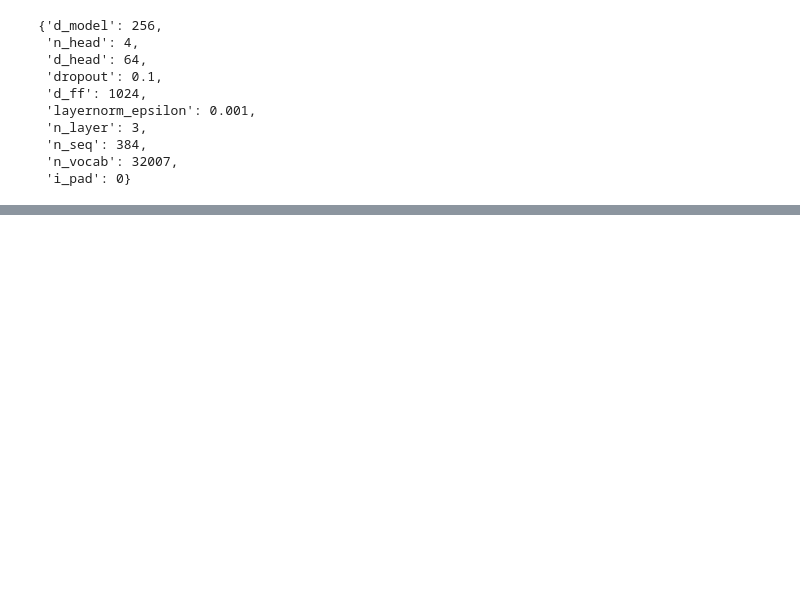
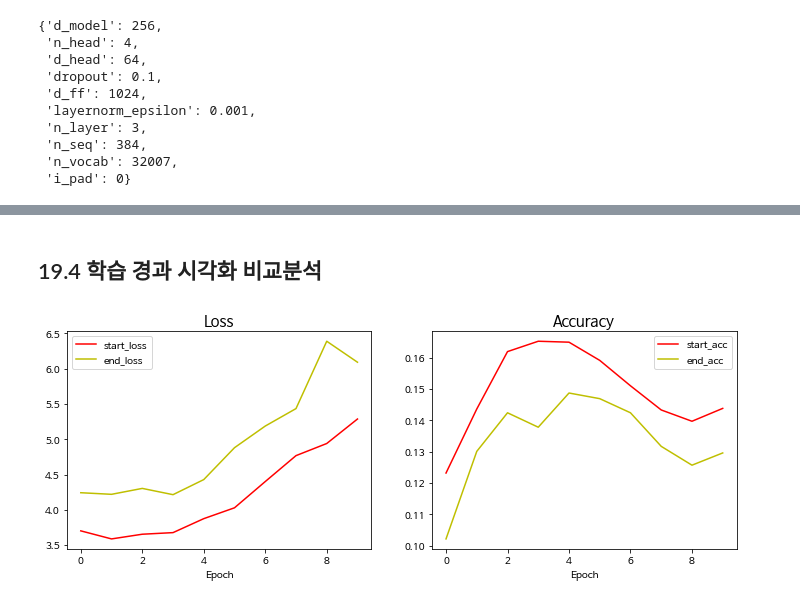
Before and after one commit to ASNKMGSK/AI-Study, a Jupyter notebook: Week11/[E-19] Quiz AI.ipynb, the cells around one changed output, grey strips where cells are left out. Drawn from its saved outputs; the diff is of its cells as text; code cells hidden in the pictures; blank space fills up the shorter version.

```diff
--- a/Week11/[E-19] Quiz AI.ipynb
+++ b/Week11/[E-19] Quiz AI.ipynb
@@ -1378,4 +1380,5 @@ tf.config.list_physical_devices("GPU")
 # %%
+# 모델 훈련
 loss_fn = tf.keras.losses.sparse_categorical_crossentropy
 acc_fn = tf.keras.metrics.sparse_categorical_accuracy
 
@@ -1383,11 +1386,16 @@ optimizer = tf.keras.optimizers.Adam(learning_rate=5e-4)
 
 best_acc = .0
 patience = 0
+start_loss_list, end_loss_list, start_acc_list, end_acc_list = [], [], [], []
 
 for epoch in range(20):
     train_epoch(model, train_dataset, loss_fn, acc_fn, optimizer)
     start_loss, end_loss, start_acc, end_acc = eval_epoch(model, dev_dataset, loss_fn, acc_fn)
     print(f'eval {epoch} >> loss: {start_loss:0.4f}, {end_loss:0.4f}, acc: {start_acc:0.4f}, {end_acc:0.4f}')
+    start_loss_list.append(float(f'{start_loss:0.4f}'))
+    end_loss_list.append(float(f'{end_loss:0.4f}'))
+    start_acc_list.append(float(f'{start_acc:0.4f}'))
+    end_acc_list.append(float(f'{end_acc:0.4f}'))
     acc = start_acc + end_acc
     if best_acc < acc:
         patience = 0
@@ -1404,3 +1426,12 @@ ValueError: too many values to unpack (expected 2)
+# %%
+# 데이터프레임에 결과를 예쁘게? 담아준다
+history_1 = pd.DataFrame({'start_loss': start_loss_list,
+                    'end_loss': end_loss_list,
+                    'start_acc': start_acc_list,
+                    'end_acc': end_acc_list})
+history_1['loss'] =history_1['start_loss'] + history_1['end_loss']
+history_1['acc'] = history_1['start_acc'] + history_1['end_acc']
+history_1
 # %%
 def do_predict(model, question, context):
     """
@@ -1511,0 +1642,22 @@ for epoch in range(20):
+# %% [markdown]
+## 19.4 학습 경과 시각화 비교분석
+# %%
+plt.figure(figsize=(12, 4))
+
+plt.subplot(1, 2, 1)
+plt.plot(history_1['start_loss'], 'r-', label='start_loss')
+plt.plot(history_1['end_loss'], 'y-', label='end_loss')
+plt.title('Loss', fontsize=15)
+plt.xlabel('Epoch')
+plt.legend()
+
+plt.subplot(1, 2, 2)
+plt.plot(history_1['start_acc'], 'r-', label='start_acc')
+plt.plot(history_1['end_acc'], 'y-', label='end_acc')
+plt.title('Accuracy', fontsize=15)
+plt.xlabel('Epoch')
+plt.legend()
+
+plt.show()
+# %% [output]
+[figure, added]
```
Also changed, not shown: parts of 43 cells of this notebook.
